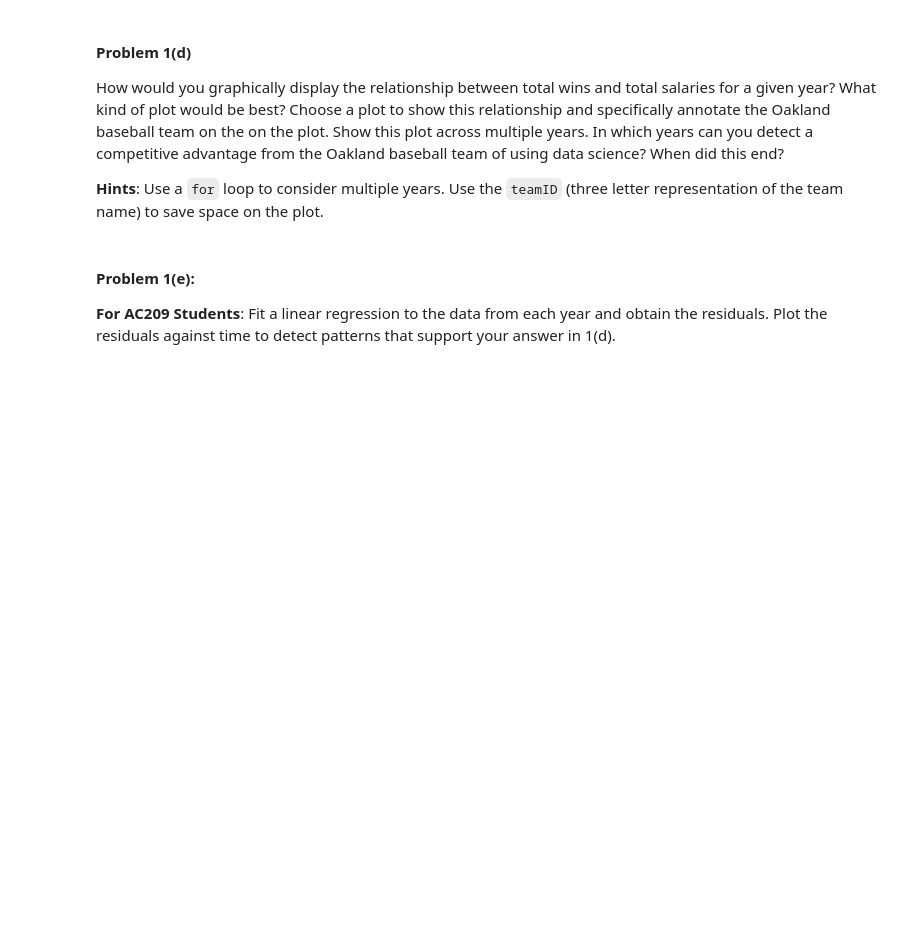
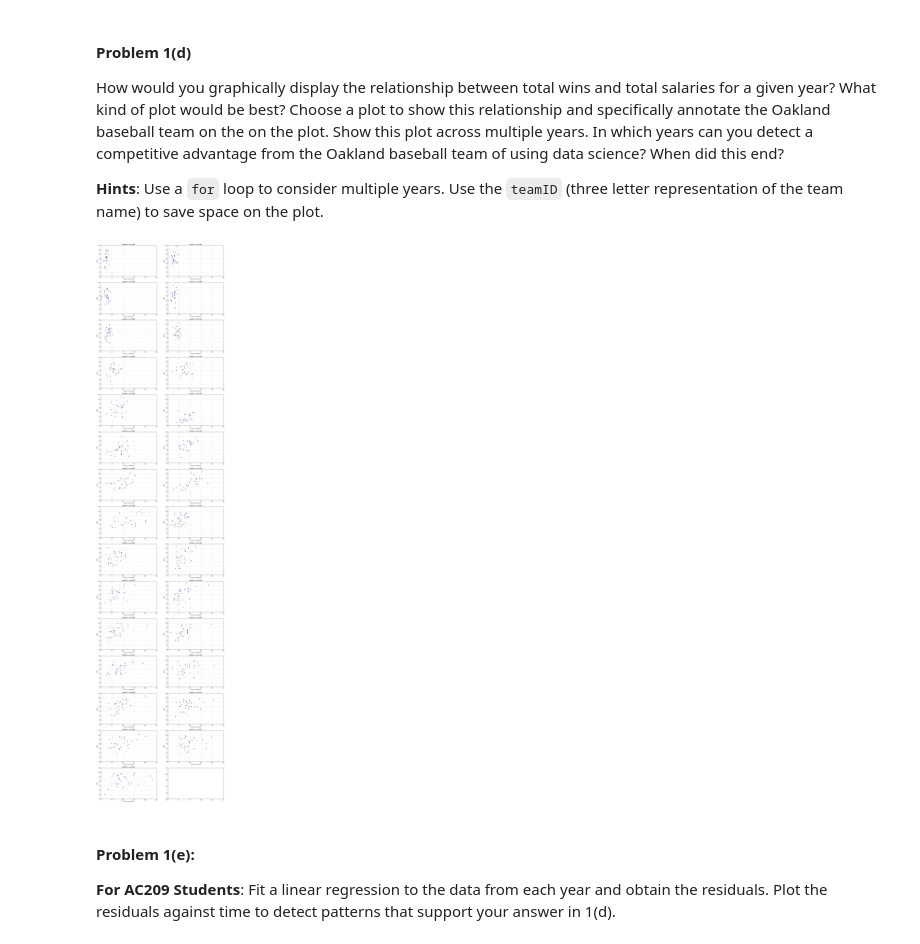
Before and after one commit to gaspaio/harvard-cs109-2014, a Jupyter notebook: homework-mine/HW1-mine.ipynb, the cells around one changed output. Drawn from its saved outputs; the diff is of its cells as text; code cells hidden in the pictures; blank space fills up the shorter version.

```diff
--- a/homework-mine/HW1-mine.ipynb
+++ b/homework-mine/HW1-mine.ipynb
@@ -99,3 +98,32 @@ How would you graphically display the relationship between total wins and total
+# %%
+years = teams['yearID'].unique()
+num_plots = len(years)
+f, axarr = plt.subplots(nrows = num_plots/2 + (num_plots % 2), ncols=2, figsize=(20,70))
+f.subplots_adjust(top=10, bottom=9)
+col = 1
+
+# Find Oakland teamID
+teamID = teams[teams["name"].str.contains("Oakland")].iloc[0].teamID
+
+for i in range(num_plots):
+    data = teams[teams["yearID"] == years[i]]
+    col = (col + 1) % 2
+    ax = axarr[i/2, col]
+    ax.scatter(data["salary"]/1e6, data["W"])
+    if years[i] < 2000:100
+        ax.set_xlim(0,100)
+    else:
+        ax.set_xlim(0,250)
+    ax.set_ylim(40,110)
+    ax.set_title("Data for year {0}".format(years[i]))
+    ax.set_xlabel("Salary (in millions)")
+    ax.set_ylabel("Wins")
+    ax.grid()
+    #ax.annotate(teamID, xy=(data[]))
+
+plt.show()
+# %% [output]
+[figure, added]
 # %% [markdown]
 #### Problem 1(e):
 
```
Also changed, not shown: parts of 1 cell of this notebook.
